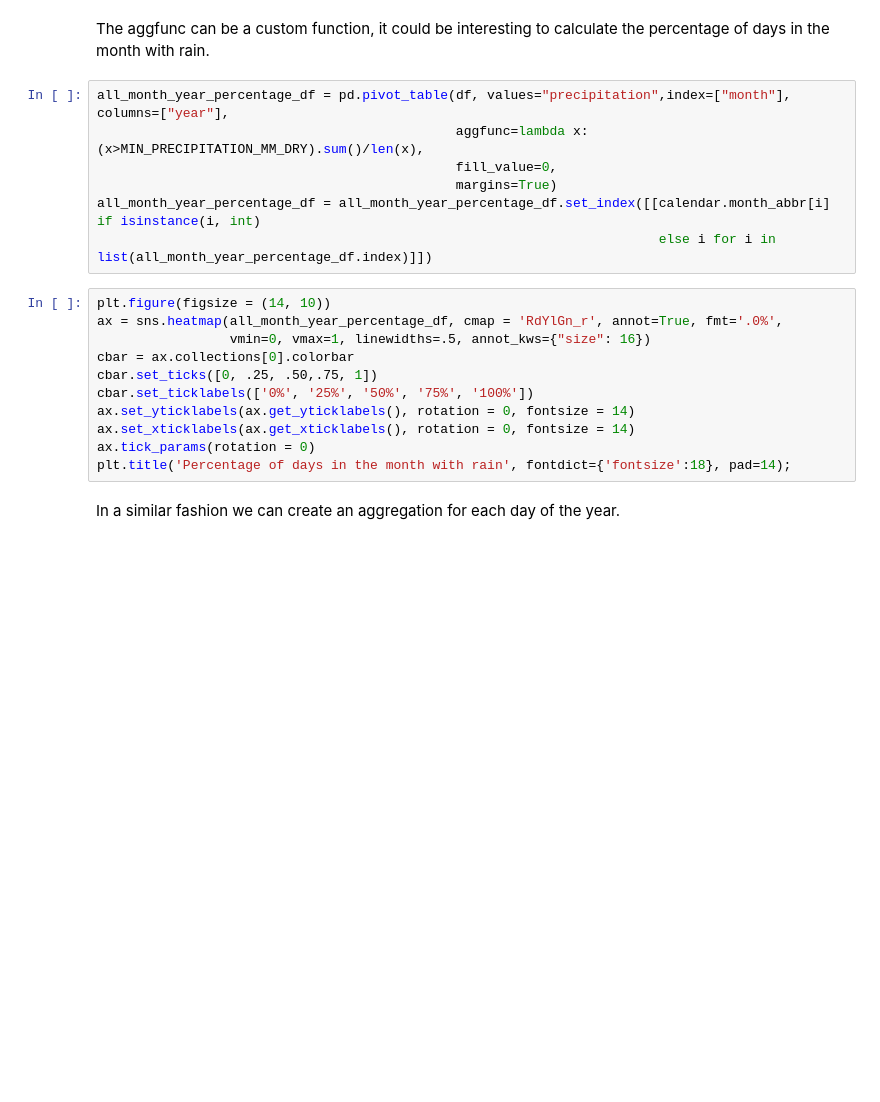
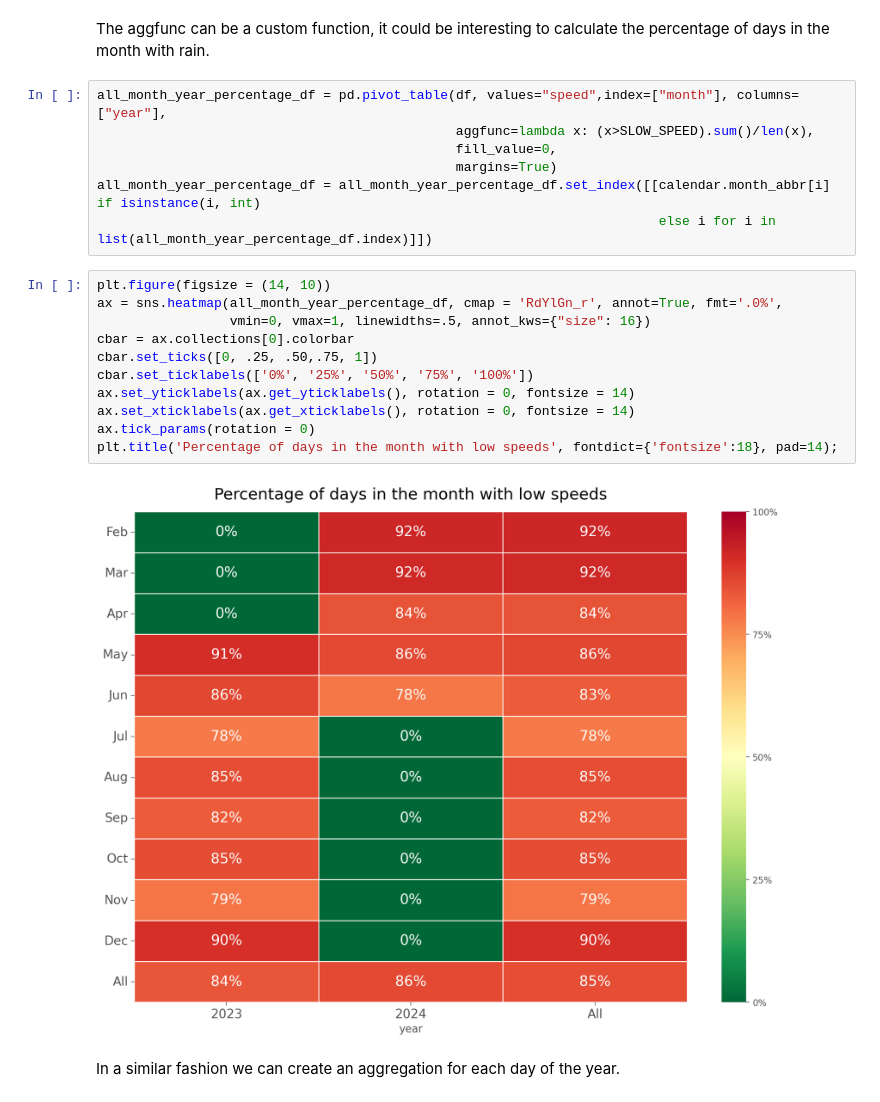
Before and after one commit to cachatj/RZR-Rider-Profile-Dashboard, a Jupyter notebook: EDA on Meteo Data.ipynb, the cells around one changed output. Drawn from its saved outputs; the diff is of its cells as text; blank space fills up the shorter version.

```diff
--- a/EDA on Meteo Data.ipynb
+++ b/EDA on Meteo Data.ipynb
@@ -136,8 +187,8 @@ plot_heatmap(all_weekday_year_df, 'Average Precipitation per weekday')
 # %% [markdown]
 The aggfunc can be a custom function, it could be interesting to calculate the percentage of days in the month with rain.
 # %%
-all_month_year_percentage_df = pd.pivot_table(df, values="precipitation",index=["month"], columns=["year"],
-                                              aggfunc=lambda x: (x>MIN_PRECIPITATION_MM_DRY).sum()/len(x),
+all_month_year_percentage_df = pd.pivot_table(df, values="speed",index=["month"], columns=["year"],
+                                              aggfunc=lambda x: (x>SLOW_SPEED).sum()/len(x),
                                               fill_value=0,
                                               margins=True)
 all_month_year_percentage_df = all_month_year_percentage_df.set_index([[calendar.month_abbr[i] if isinstance(i, int)
@@ -145,14 +196,16 @@ all_month_year_percentage_df = all_month_year_percentage_df.set_index([[calendar
 # %%
 plt.figure(figsize = (14, 10))
 ax = sns.heatmap(all_month_year_percentage_df, cmap = 'RdYlGn_r', annot=True, fmt='.0%',
                  vmin=0, vmax=1, linewidths=.5, annot_kws={"size": 16})
 cbar = ax.collections[0].colorbar
 cbar.set_ticks([0, .25, .50,.75, 1])
 cbar.set_ticklabels(['0%', '25%', '50%', '75%', '100%'])
 ax.set_yticklabels(ax.get_yticklabels(), rotation = 0, fontsize = 14)
 ax.set_xticklabels(ax.get_xticklabels(), rotation = 0, fontsize = 14)
 ax.tick_params(rotation = 0)
-plt.title('Percentage of days in the month with rain', fontdict={'fontsize':18}, pad=14);
+plt.title('Percentage of days in the month with low speeds', fontdict={'fontsize':18}, pad=14);
+# %% [output]
+[figure, added]
 # %% [markdown]
 In a similar fashion we can create an aggregation for each day of the year.
 # %%
```
Also changed, not shown: parts of 32 cells of this notebook, 8 other files.
